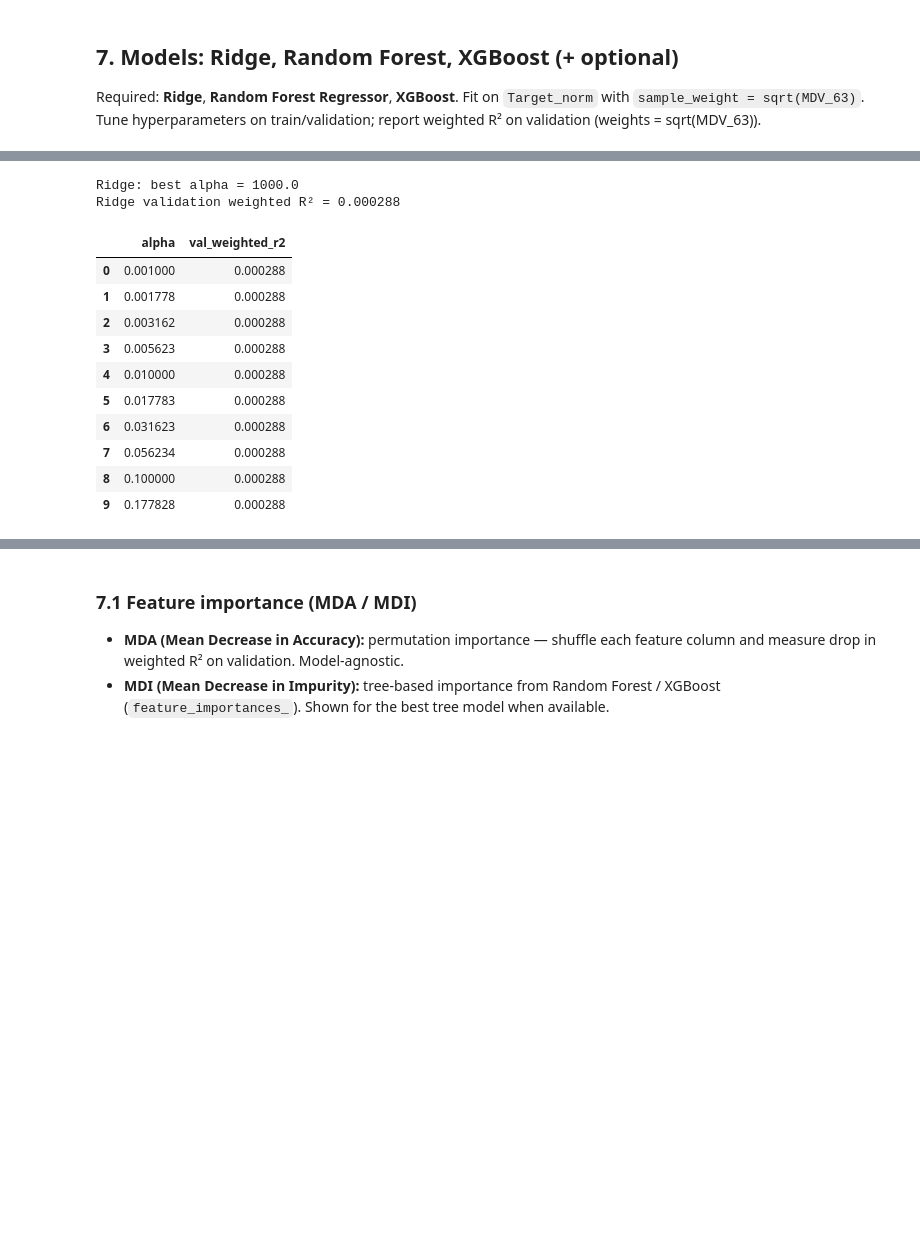
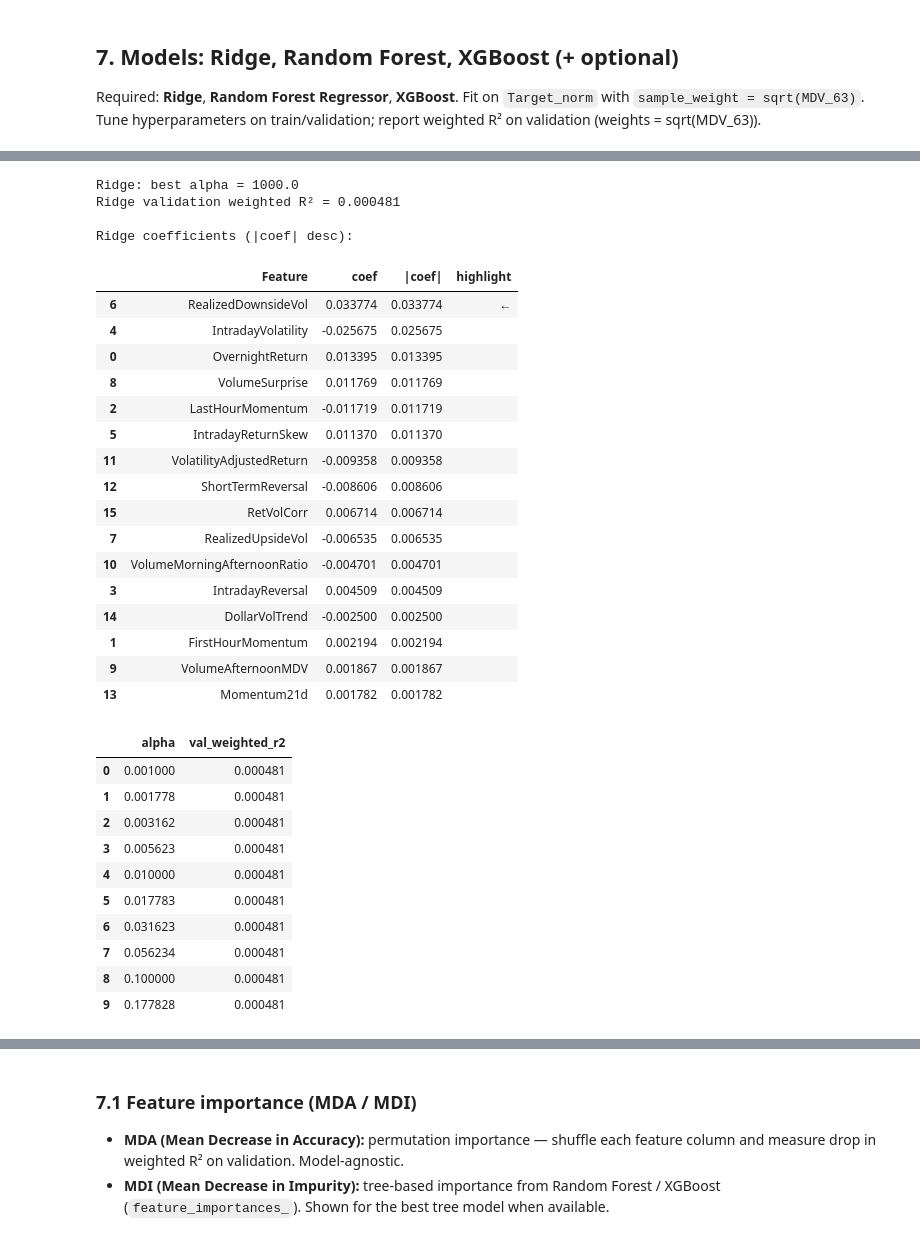
Before and after one commit to liny-r/MTH9899-Project, a Jupyter notebook: project.ipynb, the cells around one changed output, grey strips where cells are left out. Cells and saved outputs as stored; diff of their text form; code cells hidden in the pictures; blank space fills up the shorter version.

Commit message:
Update notebook: target stabilization, model pipeline, saved_model + scaler

```diff
--- a/project.ipynb
+++ b/project.ipynb
@@ -116,10 +138,15 @@ Target built for 1257 dates, 623,569 (Date, Id) rows
 | 8 | 20100104 | BBG000BB29X4 | -0.003348 | -0.000461 | -0.002887 |
 | 9 | 20100104 | BBG000BB2DM7 | 0.016519 | 0.000427 | 0.016093 |
 # %%
-# --- Target: time-series z only (per Id, past only). No cross-sectional winsor or CS z-score on target. ---
-target_df['Target_norm'] = zscore_time_series_per_id(target_df, 'Target')
+# --- Target: TS z per Id (past only). Std floor + z-clip stabilize tiny-vol denominators / fat tails; still no CS winsor or CS z. ---
+target_df['Target_norm'] = zscore_time_series_per_id(
+    target_df, 'Target',
+    std_floor_relative=TARGET_TSZ_STDFLOOR_REL,
+    clip_z=TARGET_TSZ_CLIP,
+)
 print('Target stats (raw vs per-Id TS z → Target_norm for fitting):')
 print(target_df[['Target', 'Target_norm']].describe())
+print(f"Target_norm max |z| (post-clip): {target_df['Target_norm'].abs().max():.3f} (clip=±{TARGET_TSZ_CLIP})")
 # %% [output]
 Target stats (raw vs per-Id TS z → Target_norm for fitting):
               Target    Target_norm
@@ -741,7 +837,13 @@ Align with spec:
 # %%
 # Quick reference: feature list and normalization (matches Section 5 feature build)
-mad_features = ['OvernightReturn', 'LastHourMomentum', 'IntradayReversal', 'VolatilityAdjustedReturn', 'ShortTermReversal', 'Momentum21d', 'DollarVolTrend']
-pct_features = ['IntradayVolatility', 'VolumeSurprise']
+mad_features = [
+    'OvernightReturn', 'FirstHourMomentum', 'LastHourMomentum', 'IntradayReversal',
+    'IntradayReturnSkew', 'VolatilityAdjustedReturn', 'ShortTermReversal', 'Momentum21d', 'DollarVolTrend',
+]
+pct_features = [
+    'IntradayVolatility', 'RealizedDownsideVol', 'RealizedUpsideVol',
+    'VolumeSurprise', 'VolumeAfternoonMDV', 'VolumeMorningAfternoonRatio',
+]
 
 
 def _feat_base_name(f):
@@ -813,6 +931,7 @@ from sklearn.linear_model import Ridge, ElasticNet
 from sklearn.ensemble import RandomForestRegressor
 from sklearn.metrics import r2_score
 from sklearn.model_selection import GridSearchCV, PredefinedSplit
+from sklearn.preprocessing import StandardScaler
 import warnings
 
 # XGBoost (install if needed: pip install xgboost)
@@ -844,6 +963,11 @@ X_val = val_df[feature_cols].astype(float)
 y_val = val_df['Target_norm'].values
 w_val = val_df['sample_weight'].values
 
+# Standardize features: same scale everywhere so L1/L2 don't over-shrink rare-but-real channels
+scaler = StandardScaler()
+X_train = scaler.fit_transform(X_train)
+X_val = scaler.transform(X_val)
+
 print(f'Train: X {X_train.shape}, y {y_train.shape}, weights {w_train.shape}')
 print(f'Val:   X {X_val.shape}, y {y_val.shape}, weights {w_val.shape}')
 print(f'Features: {feature_cols}')
@@ -854,34 +978,62 @@ Features: ['OvernightReturn', 'LastHourMomentum', 'IntradayReversal', 'IntradayV
 # %%
 # --- 1. Ridge Regression (required) ---
 alphas = np.logspace(-3, 3, 25)  # 0.001 to 1000
 ridge_scores = []
 for alpha in alphas:
     m = Ridge(alpha=alpha, random_state=42)
     m.fit(X_train, y_train, sample_weight=w_train)
     pred_val = m.predict(X_val)
     r2 = weighted_r2(y_val, pred_val, w_val)
     ridge_scores.append((alpha, r2))
 ridge_results = pd.DataFrame(ridge_scores, columns=['alpha', 'val_weighted_r2'])
 best_alpha = ridge_results.loc[ridge_results['val_weighted_r2'].idxmax(), 'alpha']
 ridge_best = Ridge(alpha=best_alpha, random_state=42)
 ridge_best.fit(X_train, y_train, sample_weight=w_train)
 ridge_val_r2 = weighted_r2(y_val, ridge_best.predict(X_val), w_val)
 print('Ridge: best alpha =', best_alpha)
 print('Ridge validation weighted R² =', round(ridge_val_r2, 6))
+
+# Coefficient table: check size/sign (especially RealizedDownsideVol)
+ridge_coef = pd.DataFrame({'Feature': feature_cols, 'coef': ridge_best.coef_})
+ridge_coef['|coef|'] = ridge_coef['coef'].abs()
+ridge_coef = ridge_coef.sort_values('|coef|', ascending=False)
+ridge_coef['highlight'] = ridge_coef['Feature'].apply(lambda f: ' ←' if f == 'RealizedDownsideVol' else '')
+print('\nRidge coefficients (|coef| desc):')
+display(ridge_coef[['Feature', 'coef', '|coef|', 'highlight']])
+
 ridge_results.head(10)
 # %% [output]
 Ridge: best alpha = 1000.0
-Ridge validation weighted R² = 0.000288
+Ridge validation weighted R² = 0.000481
+
+Ridge coefficients (|coef| desc):
-|  | alpha | val_weighted_r2 |
-| 0 | 0.001000 | 0.000288 |
-| 1 | 0.001778 | 0.000288 |
-| 2 | 0.003162 | 0.000288 |
-| 3 | 0.005623 | 0.000288 |
-| 4 | 0.010000 | 0.000288 |
-| 5 | 0.017783 | 0.000288 |
-| 6 | 0.031623 | 0.000288 |
-| 7 | 0.056234 | 0.000288 |
-| 8 | 0.100000 | 0.000288 |
-| 9 | 0.177828 | 0.000288 |
+|  | Feature | coef | |coef| | highlight |
+| 6 | RealizedDownsideVol | 0.033774 | 0.033774 | ← |
+| 4 | IntradayVolatility | -0.025675 | 0.025675 |  |
+| 0 | OvernightReturn | 0.013395 | 0.013395 |  |
+| 8 | VolumeSurprise | 0.011769 | 0.011769 |  |
+| 2 | LastHourMomentum | -0.011719 | 0.011719 |  |
+| 5 | IntradayReturnSkew | 0.011370 | 0.011370 |  |
+| 11 | VolatilityAdjustedReturn | -0.009358 | 0.009358 |  |
+| 12 | ShortTermReversal | -0.008606 | 0.008606 |  |
+| 15 | RetVolCorr | 0.006714 | 0.006714 |  |
+| 7 | RealizedUpsideVol | -0.006535 | 0.006535 |  |
+| 10 | VolumeMorningAfternoonRatio | -0.004701 | 0.004701 |  |
+| 3 | IntradayReversal | 0.004509 | 0.004509 |  |
+| 14 | DollarVolTrend | -0.002500 | 0.002500 |  |
+| 1 | FirstHourMomentum | 0.002194 | 0.002194 |  |
+| 9 | VolumeAfternoonMDV | 0.001867 | 0.001867 |  |
+| 13 | Momentum21d | 0.001782 | 0.001782 |  |
+|  | alpha | val_weighted_r2 |
+| 0 | 0.001000 | 0.000481 |
+| 1 | 0.001778 | 0.000481 |
+| 2 | 0.003162 | 0.000481 |
+| 3 | 0.005623 | 0.000481 |
+| 4 | 0.010000 | 0.000481 |
+| 5 | 0.017783 | 0.000481 |
+| 6 | 0.031623 | 0.000481 |
+| 7 | 0.056234 | 0.000481 |
+| 8 | 0.100000 | 0.000481 |
+| 9 | 0.177828 | 0.000481 |
 # %%
 # --- 2. Random Forest Regressor (required) ---
```
Also changed, not shown: parts of 23 cells of this notebook, 3 other files.
